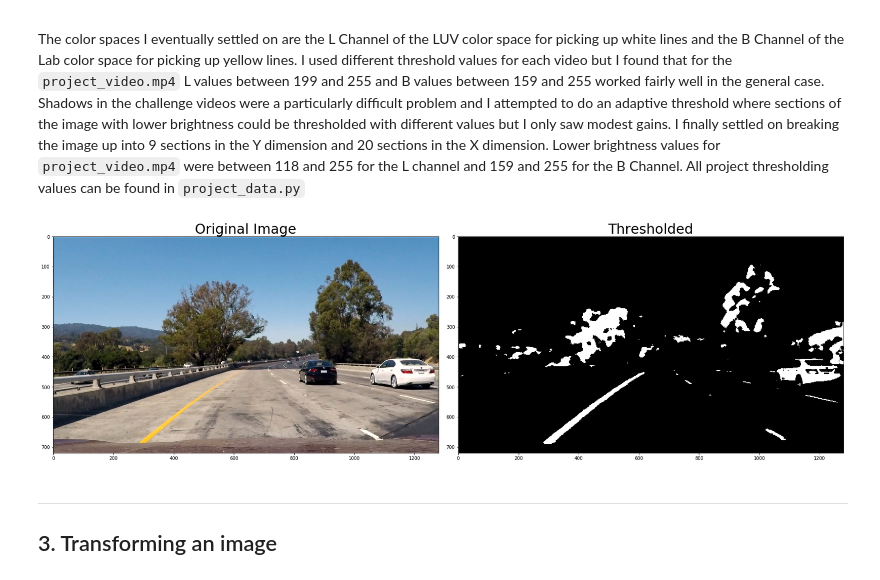
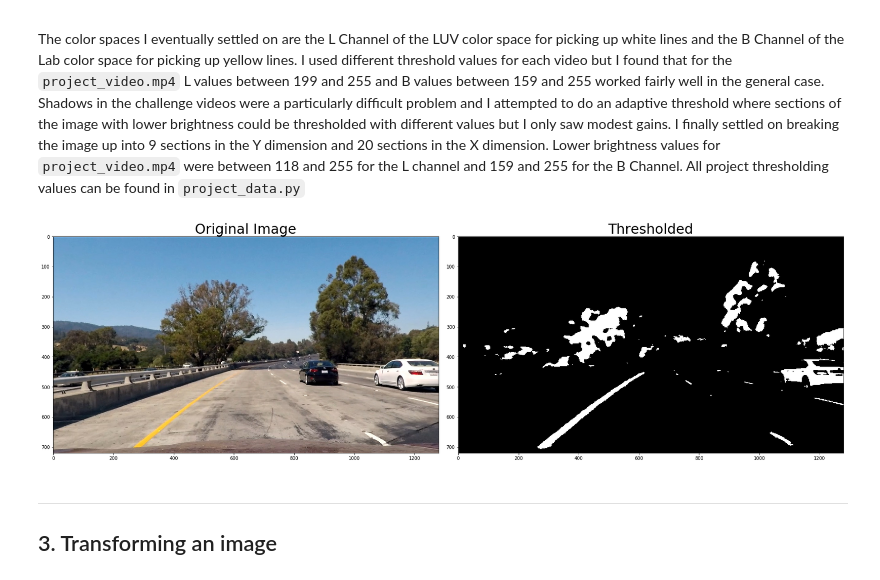
Before and after one commit to csharpseattle/CarND-Advanced-Lane-Lines, a Jupyter notebook: P2.ipynb, the cells around one changed output. Drawn from its saved outputs; the diff is of its cells as text; code cells hidden in the pictures.

```diff
--- a/P2.ipynb
+++ b/P2.ipynb
@@ -44,13 +44,15 @@ img2 = cv2.cvtColor(img2, cv2.COLOR_BGR2RGB)
 #
 # calibrate() function is in camera.py
 #
+print('Calibrating...')
 mtx, dist = camera.calibrate()
+print('Done')
 
 #
 # Using the matrix and coefficents, undistort the images.
 #
 undist1 = cv2.undistort(img1, mtx, dist, None, mtx)
-undist2 = cv2.undistort(img2, mtx, dist, None, mtx)
+undist = cv2.undistort(img2, mtx, dist, None, mtx)
 
 #
 # Display images.
@@ -62,7 +64,7 @@ axes[0, 0].set_title('Original Image', fontsize=15)
 axes[0, 1].imshow(undist1)
 axes[0, 1].set_title('Undistorted', fontsize=15)
 axes[1, 0].imshow(img2)
-axes[1, 1].imshow(undist2)
+axes[1, 1].imshow(undist)
 plt.subplots_adjust(left=0., right=1, top=0.9, bottom=0.)
 plt.show()
 # %% [output]
@@ -78,25 +82,20 @@ The color spaces I eventually settled on are the L Channel of the LUV color spac
 # %%
 import image_utils
 
-img = mpimg.imread('test_images/test1.jpg')
-
-#src_points = np.array([[305, 710], [596, 459], [722, 459], [1220, 710]])
-#dst_points = np.array([[305, 720], [305,  0], [ 1220, 0], [ 1220, 720]])
-
 l_threshold = np.array([(213, 255), (203, 255)])
 b_threshold = np.array([(145, 255), (196, 255)])
-thresholded = image_utils.threshold_image(img, l_threshold, b_threshold, 0)
+thresholded = image_utils.threshold_image(undist, l_threshold, b_threshold, 0)
 
 f, axes = plt.subplots(1, 2, figsize=(24, 9))
 f.tight_layout()
-axes[0].imshow(img)
+axes[0].imshow(undist)
 axes[0].set_title('Original Image', fontsize=30)
 axes[1].imshow(thresholded, cmap='gray')
 axes[1].set_title('Thresholded', fontsize=30)
 plt.subplots_adjust(left=0., right=1, top=0.9, bottom=0.)
 plt.show()
 # %% [output]
-[figure, old version]
+[figure, new version]
 # %% [markdown]
 ---
 
```
Also changed, not shown: parts of 26 cells of this notebook, 10 other files.
